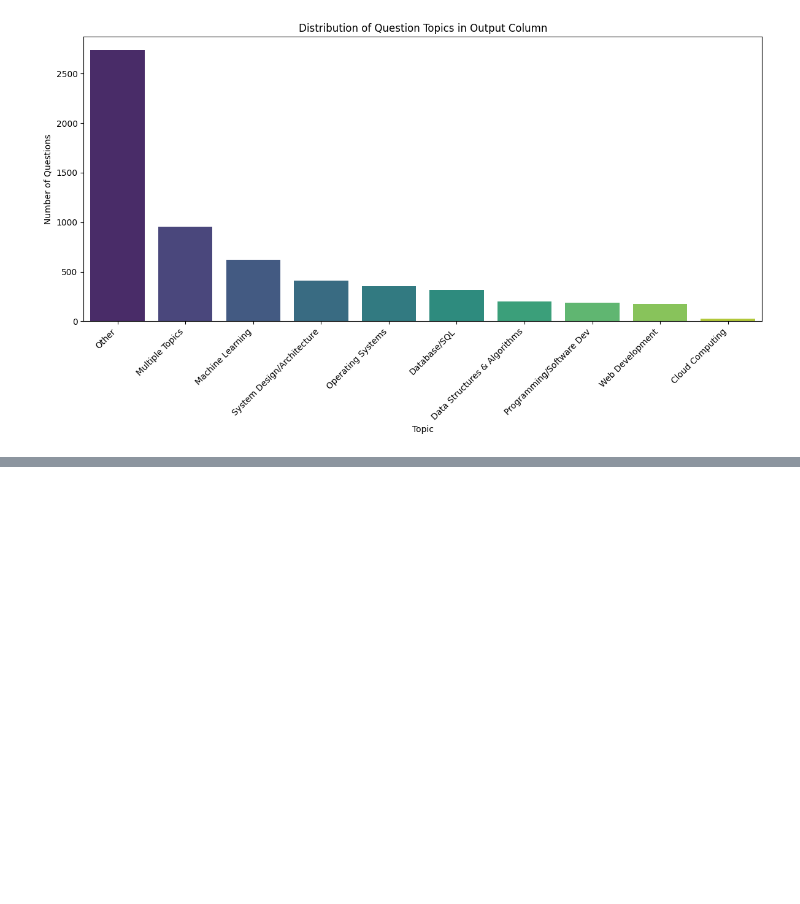
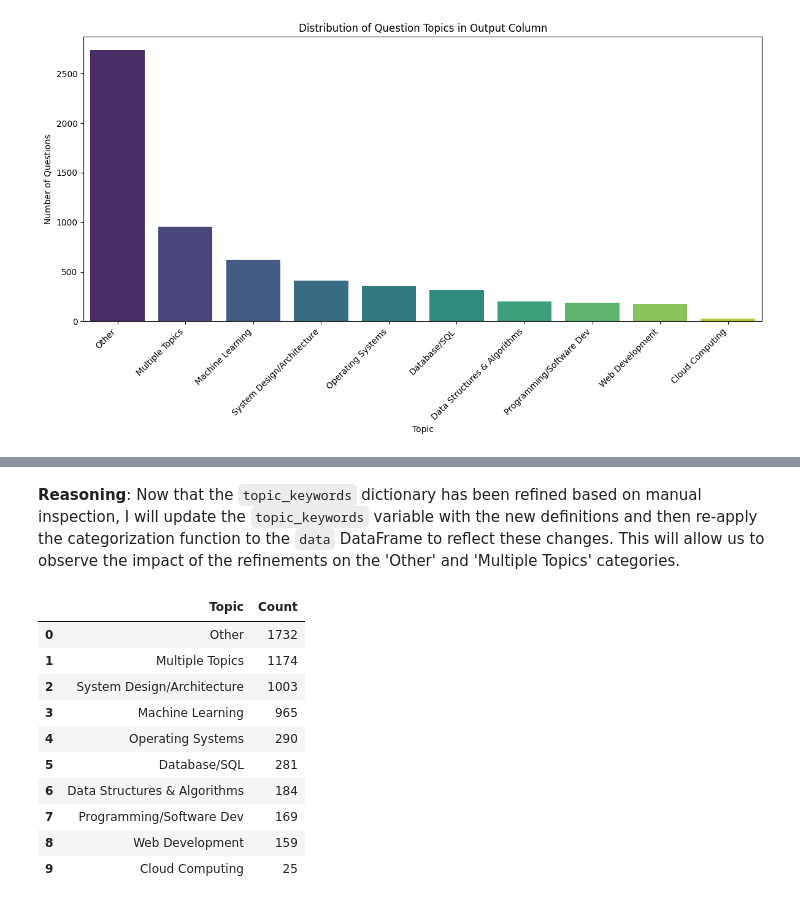
Before and after one commit to Priyasarkar11/AI_MOCK_INTERVIEWER, a Jupyter notebook: 8THsem_AI_MOCK_INTERVIEWER.ipynb, the cells around one changed output, grey strips where cells are left out. Cells and saved outputs as stored; diff of their text form; code cells hidden in the pictures; blank space fills up the shorter version.

```diff
--- a/8THsem_AI_MOCK_INTERVIEWER.ipynb
+++ b/8THsem_AI_MOCK_INTERVIEWER.ipynb
@@ -292,0 +441,36 @@ Passing `palette` without assigning `hue` is deprecated and will be removed in v
+# %% [markdown]
+**Reasoning**:
+Now that the `topic_keywords` dictionary has been refined based on manual inspection, I will update the `topic_keywords` variable with the new definitions and then re-apply the categorization function to the `data` DataFrame to reflect these changes. This will allow us to observe the impact of the refinements on the 'Other' and 'Multiple Topics' categories.
+# %%
+topic_keywords = {
+    'Database/SQL': ['database', 'sql', 'dbms', 'join', 'normalization', 'denormalization', 'index', 'transaction', 'acid', 'nosql', 'relational', 'query', 'schema', 'query optimization', 'indexing strategies'],
+    'Operating Systems': ['os', 'operating system', 'process', 'thread', 'memory management', 'deadlock', 'concurrency', 'scheduling', 'kernel', 'syscall'],
+    'Machine Learning': ['machine learning', 'ml', 'neural network', 'cnn', 'rnn', 'lstm', 'transformer', 'algorithm', 'model', 'training', 'bias', 'variance', 'overfitting', 'underfitting', 'activation function', 'deep learning', 'supervised', 'unsupervised', 'reinforcement', 'gradient descent', 'ensemble methods', 'multi-task learning', 'pca', 'classification', 'regression', 'hyperparameter tuning', 'vae', 'gan', 'model evaluation', 'feature selection'],
+    'Data Structures & Algorithms': ['data structure', 'algorithm', 'array', 'list', 'tree', 'graph', 'hash', 'sort', 'search', 'complexity', 'linked list', 'stack', 'queue', 'graph algorithms'],
+    'System Design/Architecture': ['system design', 'architecture', 'scalability', 'latency', 'consistency', 'availability', 'api', 'microservices', 'distributed system', 'load balancer', 'cache', 'fault tolerance', 'queueing', 'design patterns', 'code reviews', 'service discovery', 'dependency injection', 'logging', 'observability', 'component design', 'data partitioning', 'backups', 'caching layers', 'high throughput', 'replication', 'sharding'],
+    'Programming/Software Dev': ['python', 'java', 'c++', 'oop', 'testing', 'debugging', 'version control', 'git', 'refactoring', 'agile', 'technical debt', 'software development', 'framework', 'multi-threading'],
+    'Web Development': ['web', 'frontend', 'backend', 'javascript', 'react', 'angular', 'vue', 'html', 'css', 'http', 'rest', 'graphql', 'browser', 'web accessibility'],
+    'Cloud Computing': ['cloud', 'aws', 'azure', 'gcp', 'docker', 'kubernetes', 'container', 'serverless']
+}
+
+# Re-apply the categorization function to the 'output' column with updated keywords
+data['topic'] = data['output'].apply(categorize_question)
+
+# Get the new distribution of topics
+topic_distribution = data['topic'].value_counts().reset_index()
+topic_distribution.columns = ['Topic', 'Count']
+
+# Display the updated topic distribution
+display(topic_distribution)
+# %% [output]
+|  | Topic | Count |
+| 0 | Other | 1732 |
+| 1 | Multiple Topics | 1174 |
+| 2 | System Design/Architecture | 1003 |
+| 3 | Machine Learning | 965 |
+| 4 | Operating Systems | 290 |
+| 5 | Database/SQL | 281 |
+| 6 | Data Structures & Algorithms | 184 |
+| 7 | Programming/Software Dev | 169 |
+| 8 | Web Development | 159 |
+| 9 | Cloud Computing | 25 |
```
Also changed, not shown: parts of 24 cells of this notebook.
